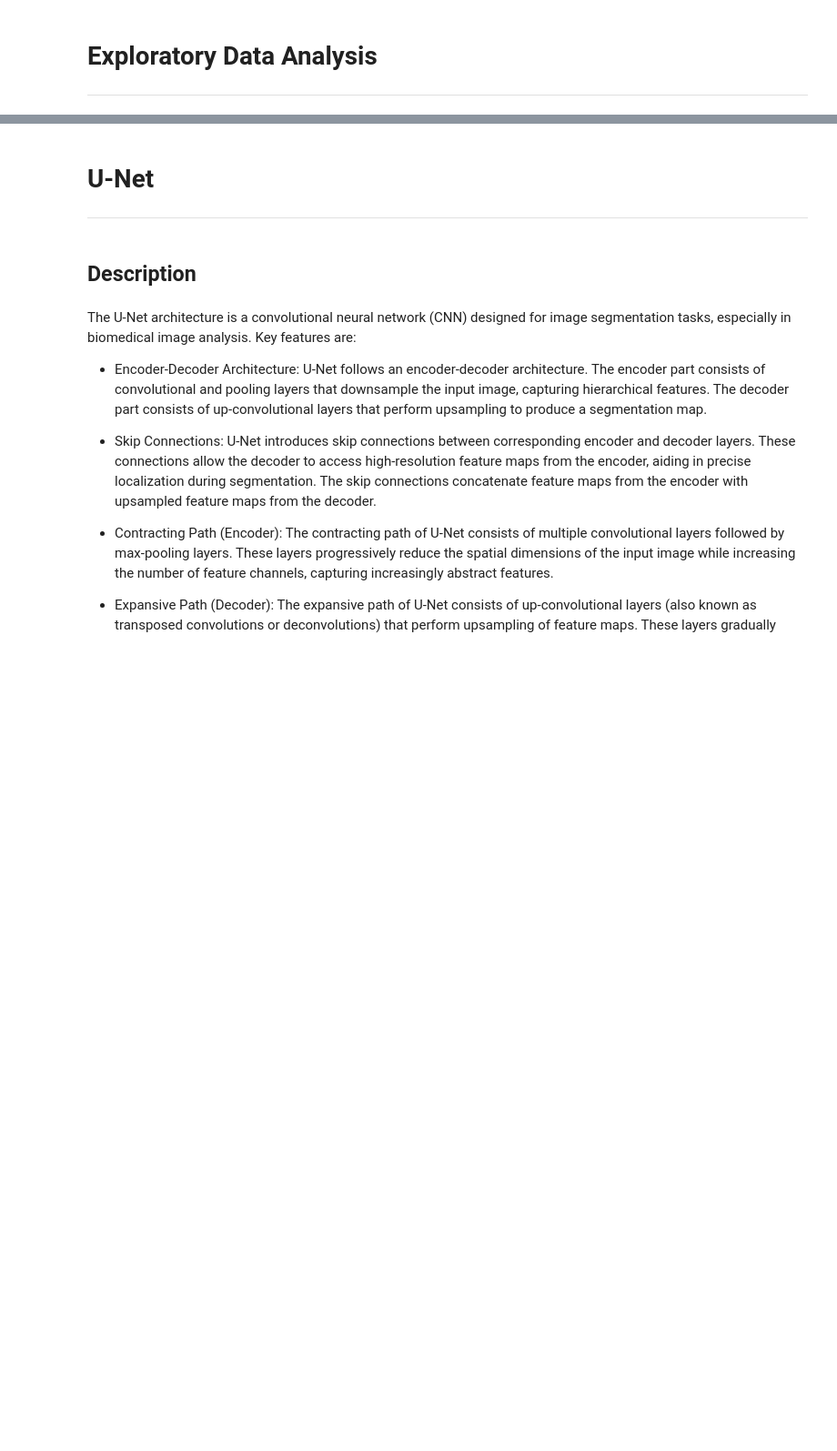
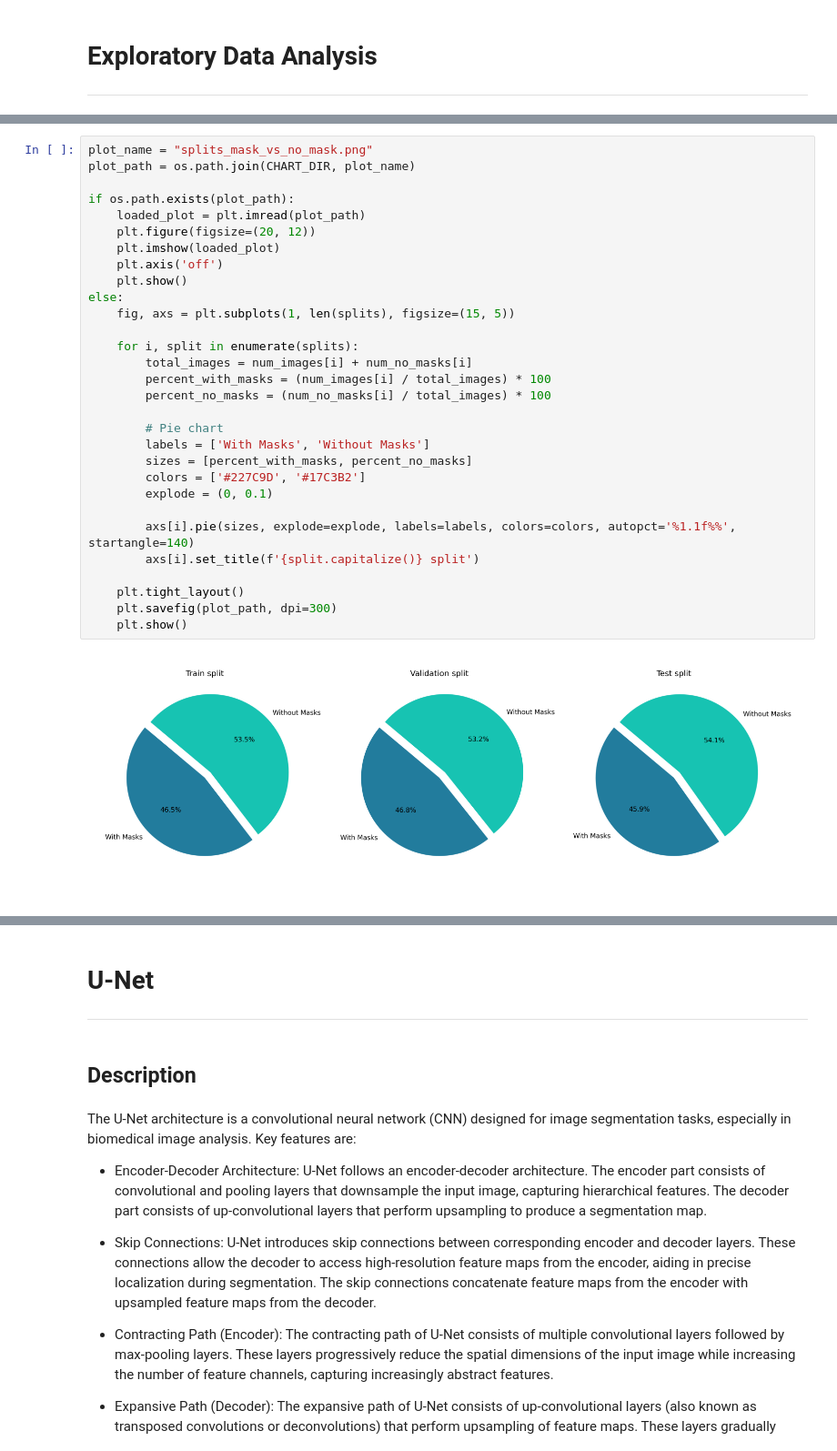
Before and after one commit to timpdotd/BDAPPV-SemanticSegmentation, a Jupyter notebook: google_semantic_segmentation_1950722.ipynb, the cells around one changed output, grey strips where cells are left out. Shown at 91% size. Drawn from its saved outputs; the diff is of its cells as text; blank space fills up the shorter version.

```diff
--- a/google_semantic_segmentation_1950722.ipynb
+++ b/google_semantic_segmentation_1950722.ipynb
@@ -511,0 +514,32 @@ Number of files: 3097
+# %%
+plot_name = "splits_mask_vs_no_mask.png"
+plot_path = os.path.join(CHART_DIR, plot_name)
+
+if os.path.exists(plot_path):
+    loaded_plot = plt.imread(plot_path)
+    plt.figure(figsize=(20, 12))
+    plt.imshow(loaded_plot)
+    plt.axis('off')
+    plt.show()
+else:
+    fig, axs = plt.subplots(1, len(splits), figsize=(15, 5))
+
+    for i, split in enumerate(splits):
+        total_images = num_images[i] + num_no_masks[i]
+        percent_with_masks = (num_images[i] / total_images) * 100
+        percent_no_masks = (num_no_masks[i] / total_images) * 100
+
+        # Pie chart
+        labels = ['With Masks', 'Without Masks']
+        sizes = [percent_with_masks, percent_no_masks]
+        colors = ['#227C9D', '#17C3B2']
+        explode = (0, 0.1)
+
+        axs[i].pie(sizes, explode=explode, labels=labels, colors=colors, autopct='%1.1f%%', startangle=140)
+        axs[i].set_title(f'{split.capitalize()} split')
+
+    plt.tight_layout()
+    plt.savefig(plot_path, dpi=300)
+    plt.show()
+# %% [output]
+[figure, added]
```
Also changed, not shown: parts of 35 cells of this notebook.
